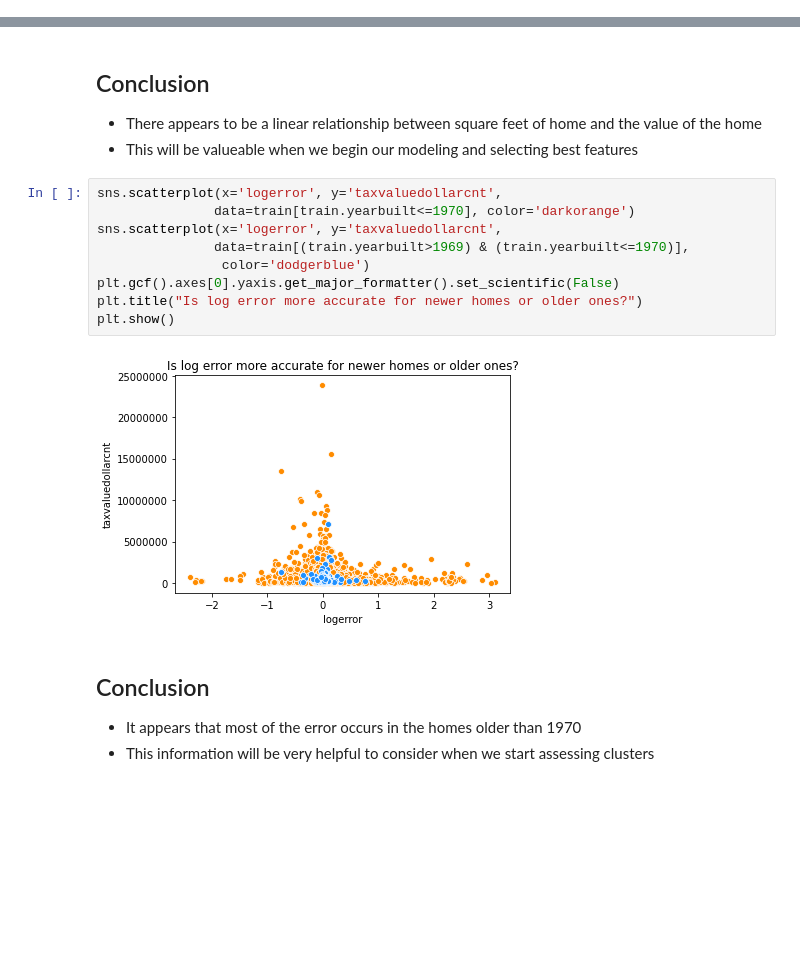
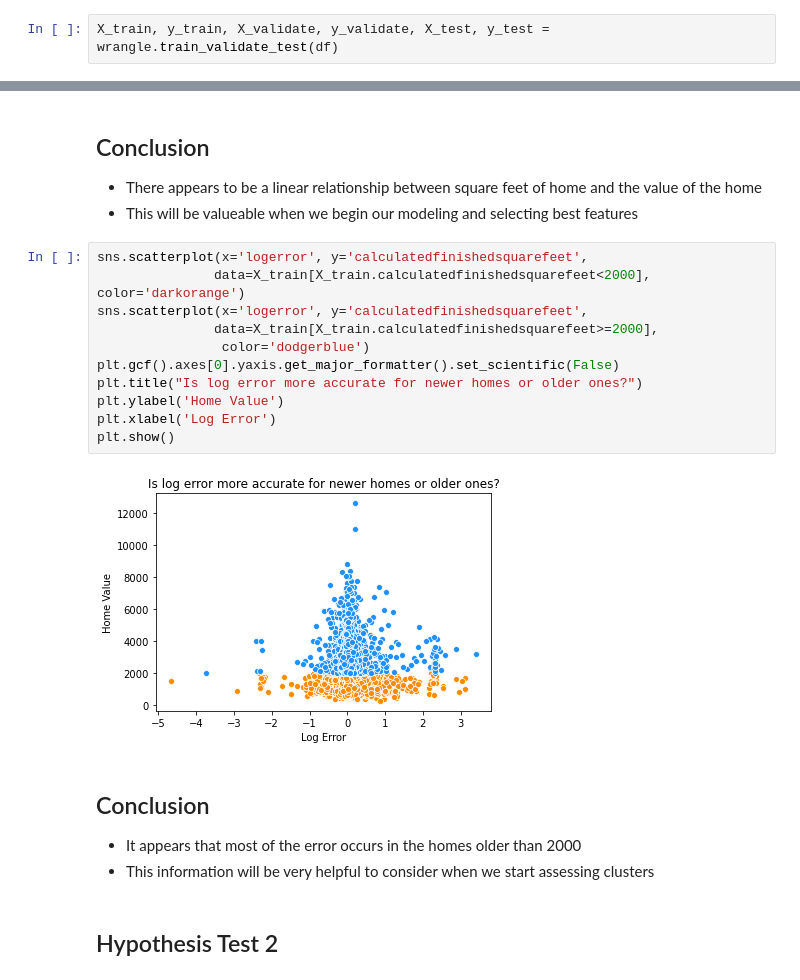
Before and after one commit to AAranda10/clustering-project, a Jupyter notebook: clustering_project.ipynb, the cells around one changed output, grey strips where cells are left out. Saved outputs shown, nothing was run; the diff lists cells and outputs as text; blank space fills up the shorter version.

```diff
--- a/clustering_project.ipynb
+++ b/clustering_project.ipynb
@@ -70,3 +59,5 @@ train.head()
+# %%
+X_train, y_train, X_validate, y_validate, X_test, y_test = wrangle.train_validate_test(df)
 # %%
 df.shape
 # %% [output]
@@ -200,17 +191,21 @@ Is There A Relationship Between Home Value And Square Feet?
 - There appears to be a linear relationship between square feet of home and the value of the home
 - This will be valueable when we begin our modeling and selecting best features
 # %%
-sns.scatterplot(x='logerror', y='taxvaluedollarcnt',
-               data=train[train.yearbuilt<=1970], color='darkorange')
-sns.scatterplot(x='logerror', y='taxvaluedollarcnt',
-               data=train[(train.yearbuilt>1969) & (train.yearbuilt<=1970)],
+sns.scatterplot(x='logerror', y='calculatedfinishedsquarefeet',
+               data=X_train[X_train.calculatedfinishedsquarefeet<2000], color='darkorange')
+sns.scatterplot(x='logerror', y='calculatedfinishedsquarefeet',
+               data=X_train[X_train.calculatedfinishedsquarefeet>=2000],
                 color='dodgerblue')
 plt.gcf().axes[0].yaxis.get_major_formatter().set_scientific(False)
 plt.title("Is log error more accurate for newer homes or older ones?")
+plt.ylabel('Home Value')
+plt.xlabel('Log Error')
 plt.show()
 # %% [output]
-[figure, old version]
+[figure, new version]
 # %% [markdown]
 ## Conclusion
-- It appears that most of the error occurs in the homes older than 1970
+- It appears that most of the error occurs in the homes older than 2000
 - This information will be very helpful to consider when we start assessing clusters
+# %% [markdown]
+## Hypothesis Test 2
```
Also changed, not shown: parts of 63 cells of this notebook, 1 other file.
